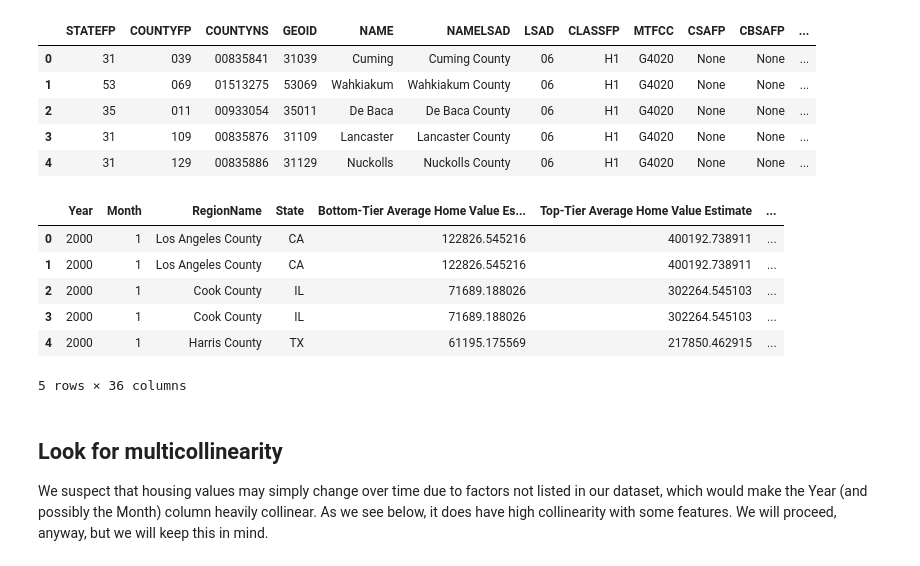
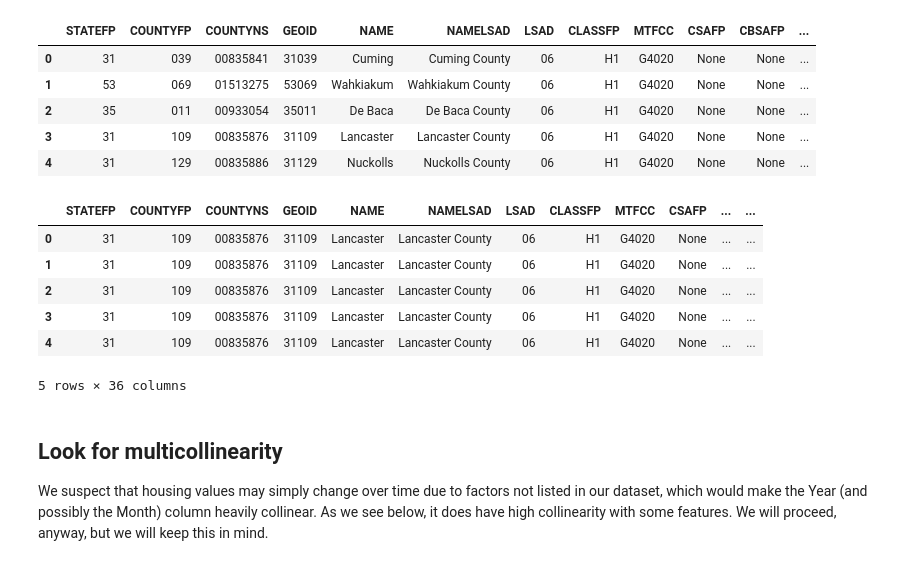
Before and after one commit to MLFP-90803-SP24-FinalProjects/Team17-FinalProject, a Jupyter notebook: Q1_Regression_Analysis.ipynb, the cells around one changed output. Drawn from its saved outputs; the diff is of its cells as text; code cells hidden in the pictures.

```diff
--- a/Q1_Regression_Analysis.ipynb
+++ b/Q1_Regression_Analysis.ipynb
@@ -132,14 +84,14 @@ Index(['STATEFP', 'COUNTYFP', 'COUNTYNS', 'GEOID', 'NAME', 'NAMELSAD', 'LSAD',
 | 4 | 31 | 129 | 00835886 | 31129 | Nuckolls | Nuckolls County | 06 | H1 | G4020 | None | None | ... |
 # %%
 # Merge the geospatial United States map with the data
-data = data.merge(us_counties, left_on=['RegionName', 'StateFPS'], right_on=['NAMELSAD', 'STATEFP'])
+data = us_counties.merge(data, left_on=['NAMELSAD', 'STATEFP'], right_on=['RegionName', 'StateFPS'])
 
 data.head()
 # %% [output]
-|  | Year | Month | RegionName | State | Bottom-Tier Average Home Value Es... | Top-Tier Average Home Value Estimate | ... |
-| 0 | 2000 | 1 | Los Angeles County | CA | 122826.545216 | 400192.738911 | ... |
-| 1 | 2000 | 1 | Los Angeles County | CA | 122826.545216 | 400192.738911 | ... |
-| 2 | 2000 | 1 | Cook County | IL | 71689.188026 | 302264.545103 | ... |
-| 3 | 2000 | 1 | Cook County | IL | 71689.188026 | 302264.545103 | ... |
-| 4 | 2000 | 1 | Harris County | TX | 61195.175569 | 217850.462915 | ... |
+|  | STATEFP | COUNTYFP | COUNTYNS | GEOID | NAME | NAMELSAD | LSAD | CLASSFP | MTFCC | CSAFP | ... | ... |
+| 0 | 31 | 109 | 00835876 | 31109 | Lancaster | Lancaster County | 06 | H1 | G4020 | None | ... | ... |
+| 1 | 31 | 109 | 00835876 | 31109 | Lancaster | Lancaster County | 06 | H1 | G4020 | None | ... | ... |
+| 2 | 31 | 109 | 00835876 | 31109 | Lancaster | Lancaster County | 06 | H1 | G4020 | None | ... | ... |
+| 3 | 31 | 109 | 00835876 | 31109 | Lancaster | Lancaster County | 06 | H1 | G4020 | None | ... | ... |
+| 4 | 31 | 109 | 00835876 | 31109 | Lancaster | Lancaster County | 06 | H1 | G4020 | None | ... | ... |
 5 rows × 36 columns
```
Also changed, not shown: parts of 53 cells of this notebook, 4 other files.
